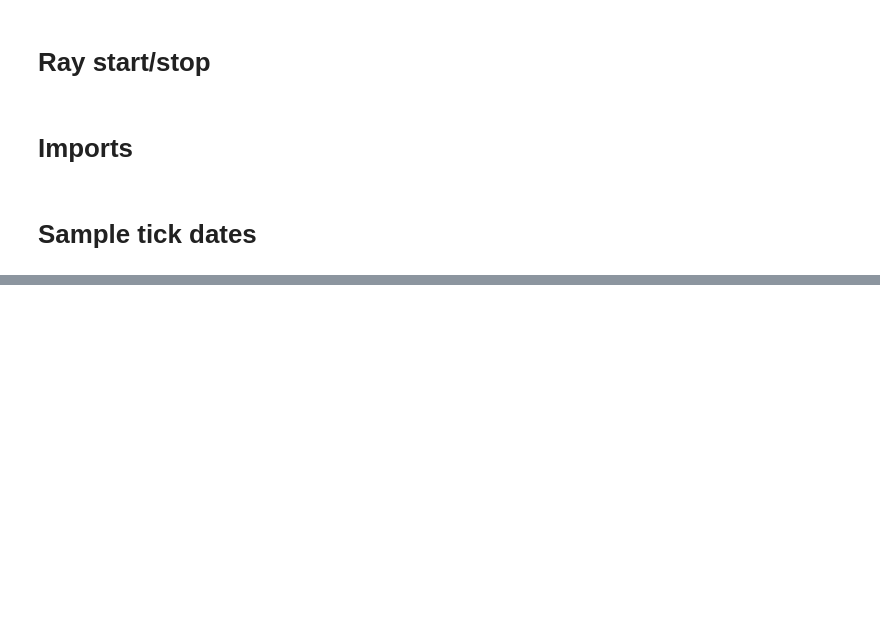
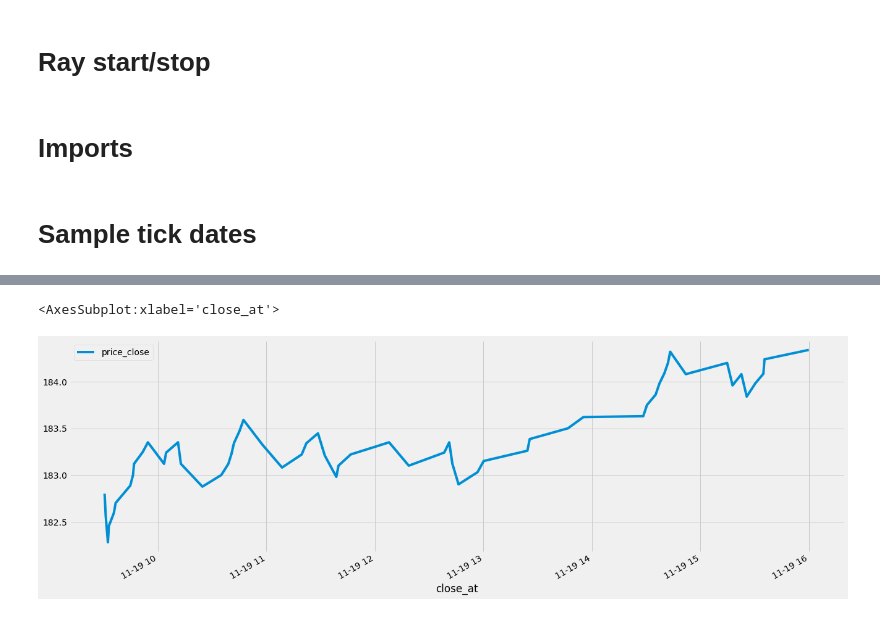
Before and after one commit to wangscu/pandas-polygon, a Jupyter notebook: nb_bars.ipynb, the cells around one changed output, grey strips where cells are left out. Drawn from its saved outputs; the diff is of its cells as text; code cells hidden in the pictures; blank space fills up the shorter version.

```diff
--- a/nb_bars.ipynb
+++ b/nb_bars.ipynb
@@ -44,9 +44,8 @@ mpl.rcParams['figure.figsize'] = [20, 7]
 # %%
 # set sampling params
 symbol = 'VTI'
-start_date = '2020-11-18'
-end_date = '2020-11-20'
-date = '2020-11-19'
+start_date = '2020-04-01'
+end_date = '2020-04-05'
 
 thresh = {
     # mad filter
@@ -62,8 +61,8 @@ thresh = {
     'renko_reveral_multiple': 2,
     'renko_range_frac': 22,
     'max_duration_td': dt.timedelta(minutes=33),
-    'min_duration_td': dt.timedelta(seconds=11),
+    'min_duration_td': dt.timedelta(seconds=33),
     'min_tick_count': 33,
     # label params
-    'label_reward_ratios': list(np.arange(2, 11, 0.5)),
+    'label_reward_ratios': list(np.arange(2.5, 11, 0.5)),
 }
@@ -70,8 +82,9 @@ thresh = {
 # %%
-# bar flow
-bar_dates = bw.bar_workflow(symbol, date='2020-11-19', thresh=thresh, add_label=True)
+# bar workflow
 
-tdf = bar_dates['ticks_df']
-bdf = bar_dates['bars_df']
+bar_date = bw.bar_workflow(symbol, date='2020-11-19', thresh=thresh, add_label=True)
+
+tdf = bar_date['ticks_df']
+bdf = pd.DataFrame(bar_date['bars'])
 # %% [output]
 VTI 2020-11-19 trying to get data from local file...
@@ -78,3 +91,0 @@ VTI 2020-11-19 trying to get data from local file...
-# %%
-tdf=bar_dates[2]['ticks_df']
-bdf=bar_dates[2]['bars_df']
@@ -100,0 +92,5 @@ bdf
+# %%
+bdf.plot(x='close_at', y='price_close')
+# %% [output]
+<AxesSubplot:xlabel='close_at'>
+[figure, added]
```
Also changed, not shown: parts of 16 cells of this notebook, 6 other files.
